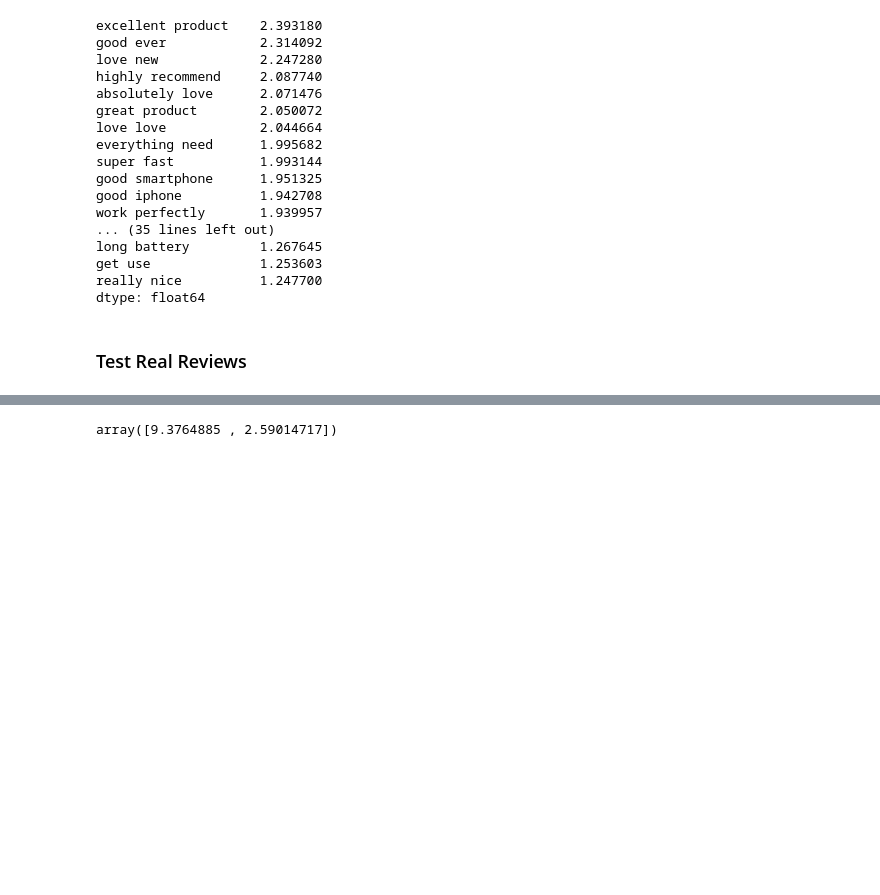
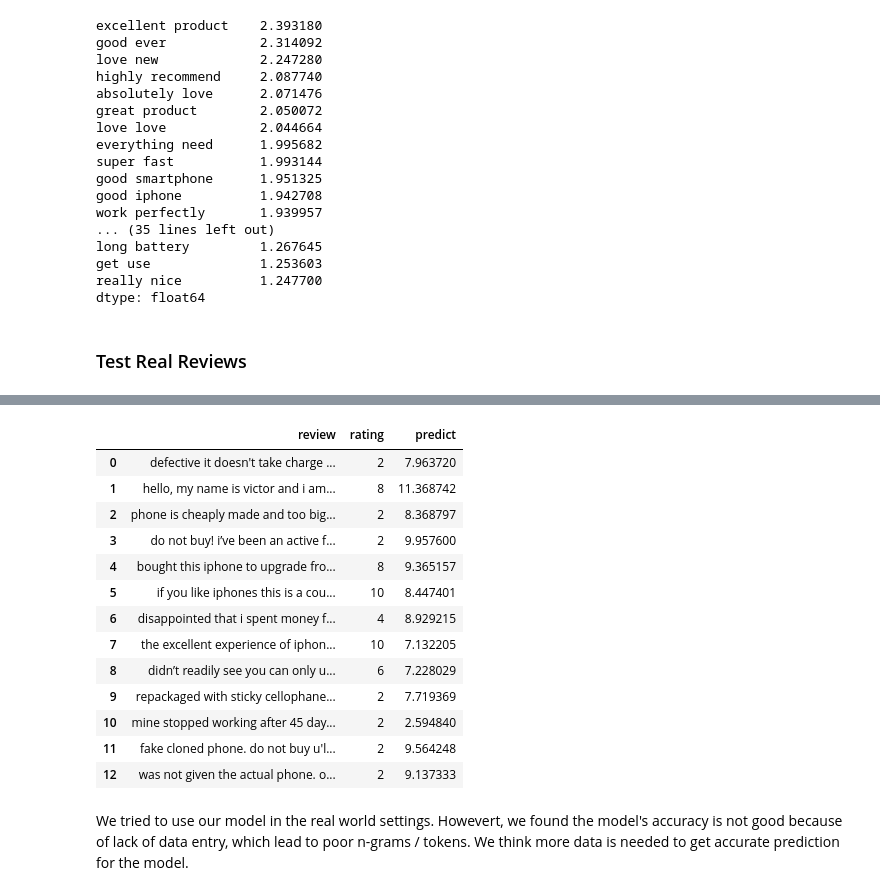
Before and after one commit to yuqijiang/Text-Analytics-Class-Project---Cell-Phone-Reviews, a Jupyter notebook: script/cell phone - spacy lemma - exclude pron - sample.ipynb, the cells around one changed output, grey strips where cells are left out. Cells and saved outputs as stored; diff of their text form; code cells hidden in the pictures; blank space fills up the shorter version.

```diff
--- a/script/cell phone - spacy lemma - exclude pron - sample.ipynb
+++ b/script/cell phone - spacy lemma - exclude pron - sample.ipynb
@@ -425,9 +425,20 @@ array([ 7.96857064, 11.38131819,  8.3729117 ,  9.96626309,  9.3764885 ,
-# %%
-# predict select reivews scores
-review1 = pd.DataFrame(testset.iloc[4,]).T
-review2 = pd.DataFrame(testset.iloc[10,]).T
-testset = review1.append(review2)
-test_pred = reg_cv.predict(testset)
-test_pred
-# %% [output]
-array([9.3764885 , 2.59014717])
+# %%
+test['predict'] = test_pred
+test[['review', 'rating', 'predict']]
+# %% [output]
+|  | review | rating | predict |
+| 0 | defective it doesn't take charge ... | 2 | 7.963720 |
+| 1 | hello, my name is victor and i am... | 8 | 11.368742 |
+| 2 | phone is cheaply made and too big... | 2 | 8.368797 |
+| 3 | do not buy! i’ve been an active f... | 2 | 9.957600 |
+| 4 | bought this iphone to upgrade fro... | 8 | 9.365157 |
+| 5 | if you like iphones this is a cou... | 10 | 8.447401 |
+| 6 | disappointed that i spent money f... | 4 | 8.929215 |
+| 7 | the excellent experience of iphon... | 10 | 7.132205 |
+| 8 | didn’t readily see you can only u... | 6 | 7.228029 |
+| 9 | repackaged with sticky cellophane... | 2 | 7.719369 |
+| 10 | mine stopped working after 45 day... | 2 | 2.594840 |
+| 11 | fake cloned phone. do not buy u'l... | 2 | 9.564248 |
+| 12 | was not given the actual phone. o... | 2 | 9.137333 |
+# %% [markdown]
+We tried to use our model in the real world settings. Howevert, we found the model's accuracy is not good because of lack of data entry, which lead to poor n-grams / tokens. We think more data is needed to get accurate prediction for the model.
```
Also changed, not shown: parts of 8 cells of this notebook.
